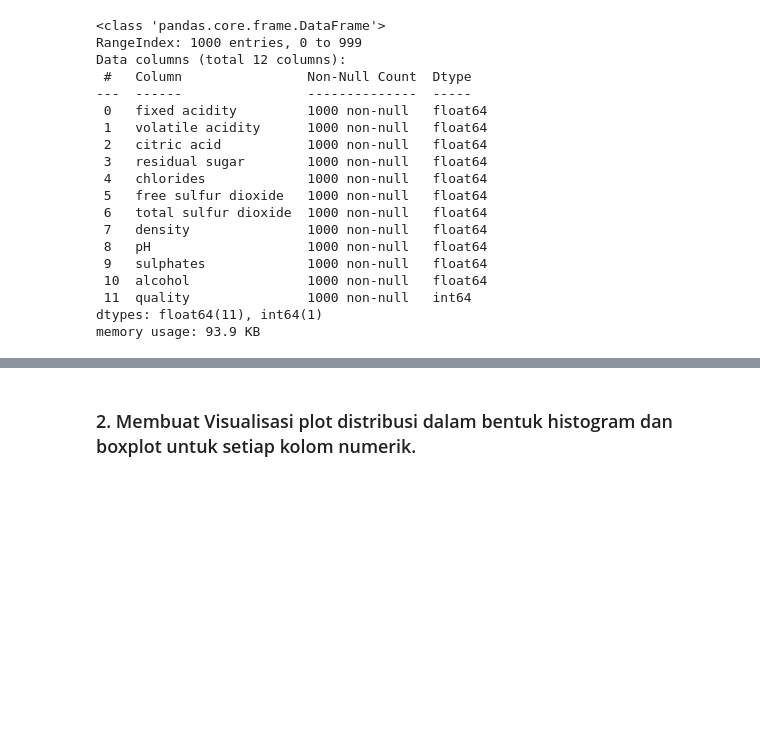
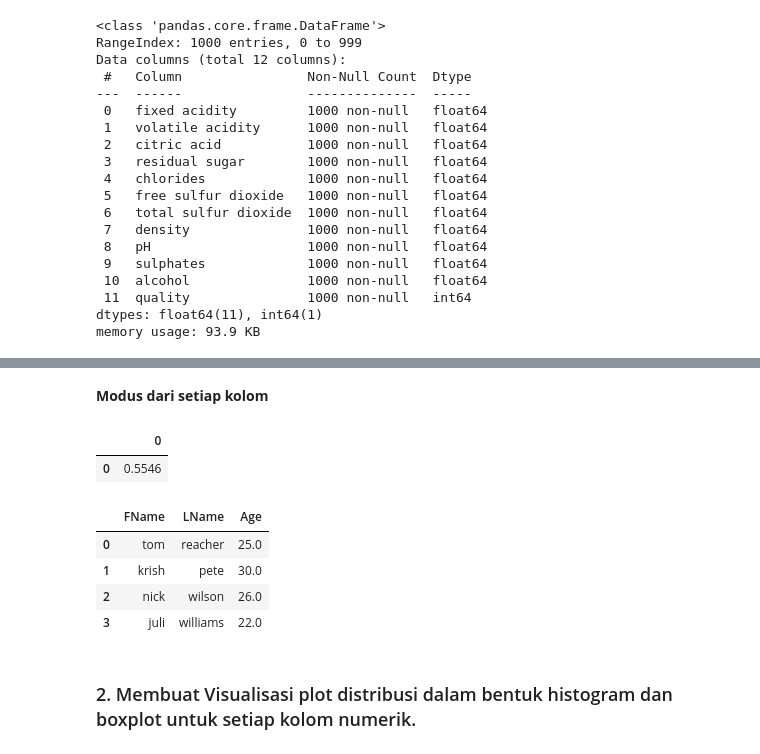
Before and after one commit to SaddamAnnais/K1-T1-IF2220-13521099, a Jupyter notebook: main.ipynb, the cells around one changed output, grey strips where cells are left out. Cells and saved outputs as stored; diff of their text form; code cells hidden in the pictures; blank space fills up the shorter version.

```diff
--- a/main.ipynb
+++ b/main.ipynb
@@ -281,3 +120,25 @@ Kurtosis                : 0.10829100232871003
+# %%
+display(Markdown('**Modus dari setiap kolom**'))
+anggur[columns[1]].mode().to_frame()
+# %% [output]
+**Modus dari setiap kolom**
+|  | 0 |
+| 0 | 0.5546 |
+# %%
+
+# List1
+lst = [['tom', 'reacher', 25], ['krish', 'pete', 30],
+       ['nick', 'wilson', 26], ['juli', 'williams', 22]]
+
+df = pd.DataFrame(lst, columns =['FName', 'LName', 'Age'],
+                                           dtype = float)
+df
+# %% [output]
+|  | FName | LName | Age |
+| 0 | tom | reacher | 25.0 |
+| 1 | krish | pete | 30.0 |
+| 2 | nick | wilson | 26.0 |
+| 3 | juli | williams | 22.0 |
 # %% [markdown]
 ### 2. Membuat Visualisasi plot distribusi dalam bentuk histogram dan boxplot untuk setiap kolom numerik.
 # %%
```
Also changed, not shown: parts of 20 cells of this notebook.
